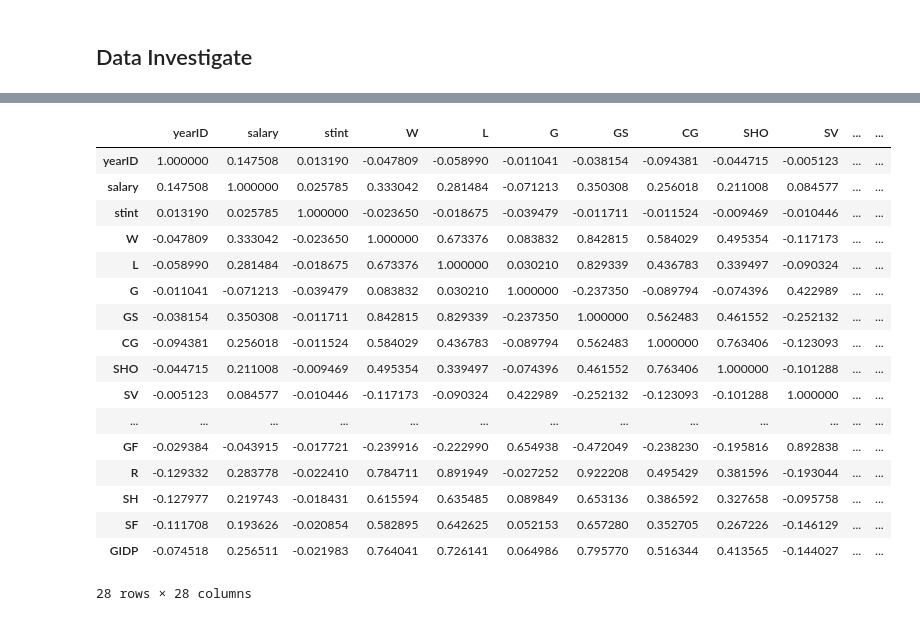
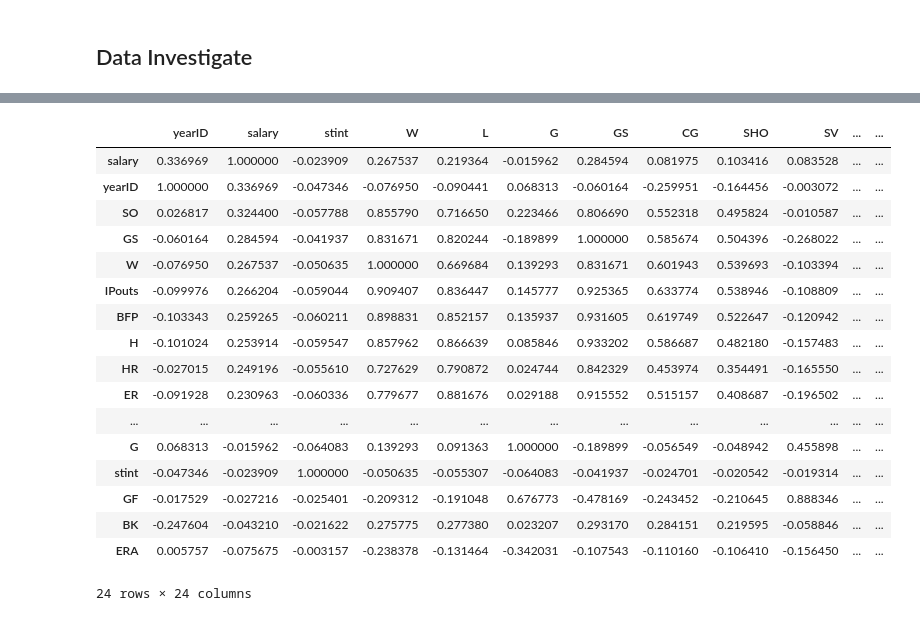
Before and after one commit to lasershow/DataAnalystNanodegree, a Jupyter notebook: investigate_a_dataset/Investigates_Dataset.ipynb, the cells around one changed output, grey strips where cells are left out. Drawn from its saved outputs; the diff is of its cells as text; code cells hidden in the pictures.

```diff
--- a/investigate_a_dataset/Investigates_Dataset.ipynb
+++ b/investigate_a_dataset/Investigates_Dataset.ipynb
@@ -278,5 +180,5 @@ memory usage: 17.3+ MB
 The reason for deleting a row is that in the case of row deletion, about 30,000 pieces of data are lost.
 CS,SO,SH,SF,GIDP
 # %%
-drop_col = ["CS","SO","IBB","SH","SF","GIDP" ]
-batting = batting.drop(drop_col, axis=1)
+drop_col = ["IBB","SH","SF","GIDP"]
+pitching = pitching.drop(drop_col, axis=1)
@@ -360,22 +317,22 @@ print(hitters_salaries.shape)
 # %%
-## corrlation
-pitchers_salaries.corr()
+#correlation
+pitchers_salaries.corr().sort_values('salary',ascending=False)
 # %% [output]
 |  | yearID | salary | stint | W | L | G | GS | CG | SHO | SV | ... | ... |
-| yearID | 1.000000 | 0.147508 | 0.013190 | -0.047809 | -0.058990 | -0.011041 | -0.038154 | -0.094381 | -0.044715 | -0.005123 | ... | ... |
-| salary | 0.147508 | 1.000000 | 0.025785 | 0.333042 | 0.281484 | -0.071213 | 0.350308 | 0.256018 | 0.211008 | 0.084577 | ... | ... |
-| stint | 0.013190 | 0.025785 | 1.000000 | -0.023650 | -0.018675 | -0.039479 | -0.011711 | -0.011524 | -0.009469 | -0.010446 | ... | ... |
-| W | -0.047809 | 0.333042 | -0.023650 | 1.000000 | 0.673376 | 0.083832 | 0.842815 | 0.584029 | 0.495354 | -0.117173 | ... | ... |
-| L | -0.058990 | 0.281484 | -0.018675 | 0.673376 | 1.000000 | 0.030210 | 0.829339 | 0.436783 | 0.339497 | -0.090324 | ... | ... |
-| G | -0.011041 | -0.071213 | -0.039479 | 0.083832 | 0.030210 | 1.000000 | -0.237350 | -0.089794 | -0.074396 | 0.422989 | ... | ... |
-| GS | -0.038154 | 0.350308 | -0.011711 | 0.842815 | 0.829339 | -0.237350 | 1.000000 | 0.562483 | 0.461552 | -0.252132 | ... | ... |
-| CG | -0.094381 | 0.256018 | -0.011524 | 0.584029 | 0.436783 | -0.089794 | 0.562483 | 1.000000 | 0.763406 | -0.123093 | ... | ... |
-| SHO | -0.044715 | 0.211008 | -0.009469 | 0.495354 | 0.339497 | -0.074396 | 0.461552 | 0.763406 | 1.000000 | -0.101288 | ... | ... |
-| SV | -0.005123 | 0.084577 | -0.010446 | -0.117173 | -0.090324 | 0.422989 | -0.252132 | -0.123093 | -0.101288 | 1.000000 | ... | ... |
+| salary | 0.336969 | 1.000000 | -0.023909 | 0.267537 | 0.219364 | -0.015962 | 0.284594 | 0.081975 | 0.103416 | 0.083528 | ... | ... |
+| yearID | 1.000000 | 0.336969 | -0.047346 | -0.076950 | -0.090441 | 0.068313 | -0.060164 | -0.259951 | -0.164456 | -0.003072 | ... | ... |
+| SO | 0.026817 | 0.324400 | -0.057788 | 0.855790 | 0.716650 | 0.223466 | 0.806690 | 0.552318 | 0.495824 | -0.010587 | ... | ... |
+| GS | -0.060164 | 0.284594 | -0.041937 | 0.831671 | 0.820244 | -0.189899 | 1.000000 | 0.585674 | 0.504396 | -0.268022 | ... | ... |
+| W | -0.076950 | 0.267537 | -0.050635 | 1.000000 | 0.669684 | 0.139293 | 0.831671 | 0.601943 | 0.539693 | -0.103394 | ... | ... |
+| IPouts | -0.099976 | 0.266204 | -0.059044 | 0.909407 | 0.836447 | 0.145777 | 0.925365 | 0.633774 | 0.538946 | -0.108809 | ... | ... |
+| BFP | -0.103343 | 0.259265 | -0.060211 | 0.898831 | 0.852157 | 0.135937 | 0.931605 | 0.619749 | 0.522647 | -0.120942 | ... | ... |
+| H | -0.101024 | 0.253914 | -0.059547 | 0.857962 | 0.866639 | 0.085846 | 0.933202 | 0.586687 | 0.482180 | -0.157483 | ... | ... |
+| HR | -0.027015 | 0.249196 | -0.055610 | 0.727629 | 0.790872 | 0.024744 | 0.842329 | 0.453974 | 0.354491 | -0.165550 | ... | ... |
+| ER | -0.091928 | 0.230963 | -0.060336 | 0.779677 | 0.881676 | 0.029188 | 0.915552 | 0.515157 | 0.408687 | -0.196502 | ... | ... |
 | ... | ... | ... | ... | ... | ... | ... | ... | ... | ... | ... | ... | ... |
-| GF | -0.029384 | -0.043915 | -0.017721 | -0.239916 | -0.222990 | 0.654938 | -0.472049 | -0.238230 | -0.195816 | 0.892838 | ... | ... |
-| R | -0.129332 | 0.283778 | -0.022410 | 0.784711 | 0.891949 | -0.027252 | 0.922208 | 0.495429 | 0.381596 | -0.193044 | ... | ... |
-| SH | -0.127977 | 0.219743 | -0.018431 | 0.615594 | 0.635485 | 0.089849 | 0.653136 | 0.386592 | 0.327658 | -0.095758 | ... | ... |
-| SF | -0.111708 | 0.193626 | -0.020854 | 0.582895 | 0.642625 | 0.052153 | 0.657280 | 0.352705 | 0.267226 | -0.146129 | ... | ... |
-| GIDP | -0.074518 | 0.256511 | -0.021983 | 0.764041 | 0.726141 | 0.064986 | 0.795770 | 0.516344 | 0.413565 | -0.144027 | ... | ... |
+| G | 0.068313 | -0.015962 | -0.064083 | 0.139293 | 0.091363 | 1.000000 | -0.189899 | -0.056549 | -0.048942 | 0.455898 | ... | ... |
+| stint | -0.047346 | -0.023909 | 1.000000 | -0.050635 | -0.055307 | -0.064083 | -0.041937 | -0.024701 | -0.020542 | -0.019314 | ... | ... |
+| GF | -0.017529 | -0.027216 | -0.025401 | -0.209312 | -0.191048 | 0.676773 | -0.478169 | -0.243452 | -0.210645 | 0.888346 | ... | ... |
+| BK | -0.247604 | -0.043210 | -0.021622 | 0.275775 | 0.277380 | 0.023207 | 0.293170 | 0.284151 | 0.219595 | -0.058846 | ... | ... |
+| ERA | 0.005757 | -0.075675 | -0.003157 | -0.238378 | -0.131464 | -0.342031 | -0.107543 | -0.110160 | -0.106410 | -0.156450 | ... | ... |
-28 rows × 28 columns
+24 rows × 24 columns
```
Also changed, not shown: parts of 44 cells of this notebook.
